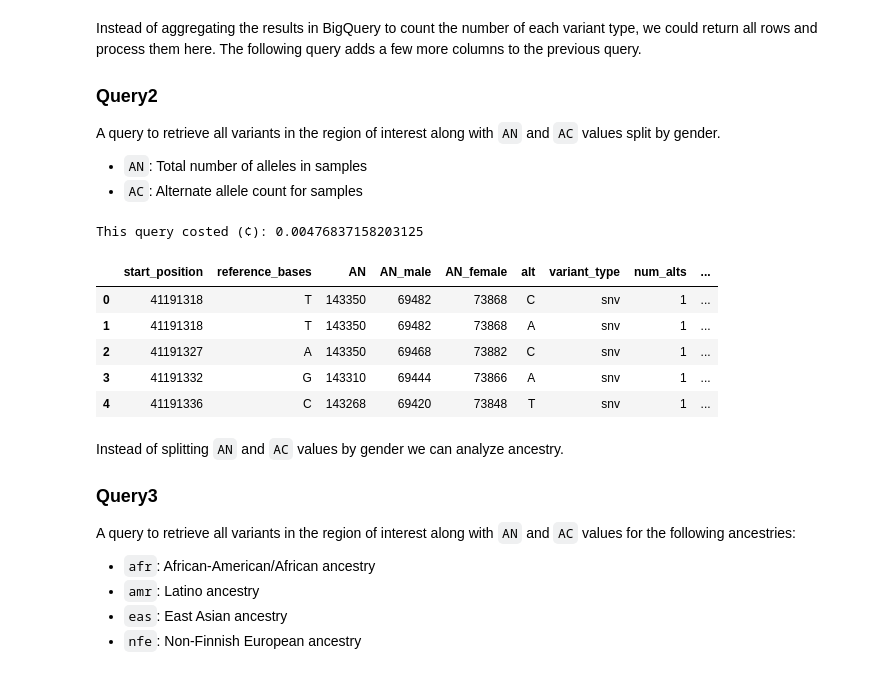
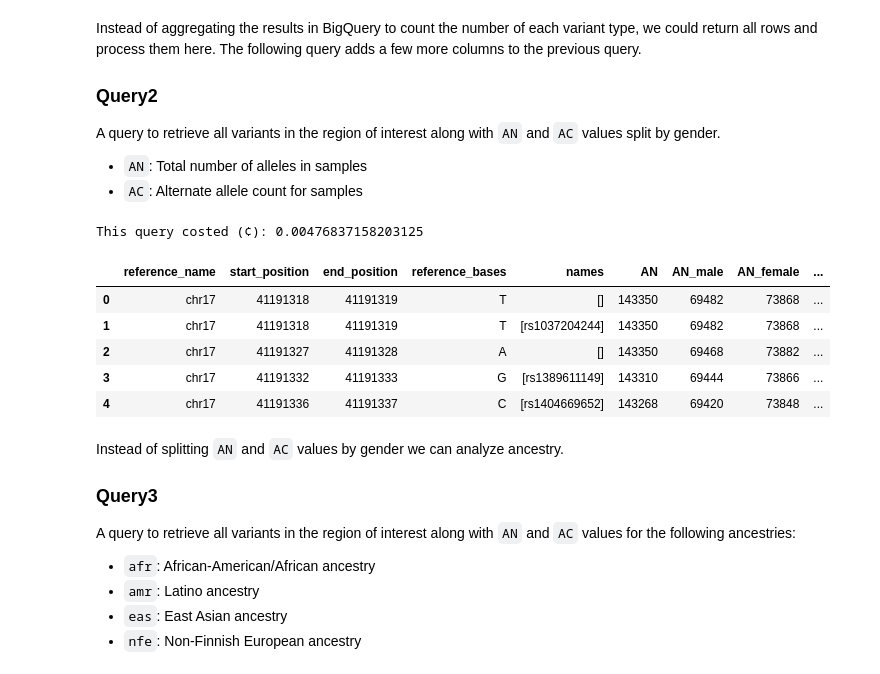
Before and after one commit to samanvp/variant-processing-in-BigQuery, a Jupyter notebook: gnomAD/gnomAD.ipynb, the cells around one changed output. Saved outputs shown, nothing was run; the diff lists cells and outputs as text; code cells hidden in the pictures.

```diff
--- a/gnomAD/gnomAD.ipynb
+++ b/gnomAD/gnomAD.ipynb
@@ -68,8 +68,8 @@ interact(f, x='BRCA1');
 Dropdown(description='chromosome:', index=16, options=('chr1', 'chr2', 'chr3', 'chr4', 'chr5', 'chr6', 'chr7',…
 # %%
 # ToDo: Use ipywidgets to get inputs from user
-chromosome = 'chr17'
-gene_symbol = 'BRCA1'
+chromosome = 'chr4'
+gene_symbol = 'SNCA'#'BRCA1'
 gnomad_version = 'v3_genomes'
 # %%
 from google.cloud import bigquery
@@ -144,36 +144,38 @@ A query to retrieve all variants in the region of interest along with `AN` and `
 # %%
 # NOTE: For v2_1_1 the "variant_type" column must be replaced with "alternate_bases.allele_type AS variant_type"
 query_template = """
-SELECT DISTINCT
+SELECT reference_name,
        start_position,
+       end_position,
        reference_bases,
+       names,
        AN,
        AN_male,
        AN_female,
        alternate_bases.alt AS alt,
        variant_type,
        alternate_bases.AC AS AC,
        alternate_bases.AC_male AS AC_male,
        alternate_bases.AC_female AS AC_female,
 FROM `bigquery-public-data.gnomAD.{GNOMAD_VER}__{CHROM}` AS main_table,
      main_table.alternate_bases AS alternate_bases
 WHERE start_position >= {X} AND start_position <= {Y}
-ORDER BY 1,2
+ORDER BY start_position, reference_bases
 """
 query = query_template.format(GNOMAD_VER=gnomad_version, CHROM=chromosome, X=x, Y=y)
 
 stats_gender = run_query(query)
 stats_gender.head()
 
 # ToDo: add some analysis to the returned dataframe
 # %% [output]
 This query costed (¢): 0.00476837158203125
-|  | start_position | reference_bases | AN | AN_male | AN_female | alt | variant_type | num_alts | ... |
-| 0 | 41191318 | T | 143350 | 69482 | 73868 | C | snv | 1 | ... |
-| 1 | 41191318 | T | 143350 | 69482 | 73868 | A | snv | 1 | ... |
-| 2 | 41191327 | A | 143350 | 69468 | 73882 | C | snv | 1 | ... |
-| 3 | 41191332 | G | 143310 | 69444 | 73866 | A | snv | 1 | ... |
-| 4 | 41191336 | C | 143268 | 69420 | 73848 | T | snv | 1 | ... |
+|  | reference_name | start_position | end_position | reference_bases | names | AN | AN_male | AN_female | ... |
+| 0 | chr17 | 41191318 | 41191319 | T | [] | 143350 | 69482 | 73868 | ... |
+| 1 | chr17 | 41191318 | 41191319 | T | [rs1037204244] | 143350 | 69482 | 73868 | ... |
+| 2 | chr17 | 41191327 | 41191328 | A | [] | 143350 | 69468 | 73882 | ... |
+| 3 | chr17 | 41191332 | 41191333 | G | [rs1389611149] | 143310 | 69444 | 73866 | ... |
+| 4 | chr17 | 41191336 | 41191337 | C | [rs1404669652] | 143268 | 69420 | 73848 | ... |
 # %% [markdown]
 Instead of splitting `AN` and `AC` values by gender we can analyze ancestry.
 
```
Also changed, not shown: parts of 14 cells of this notebook.
